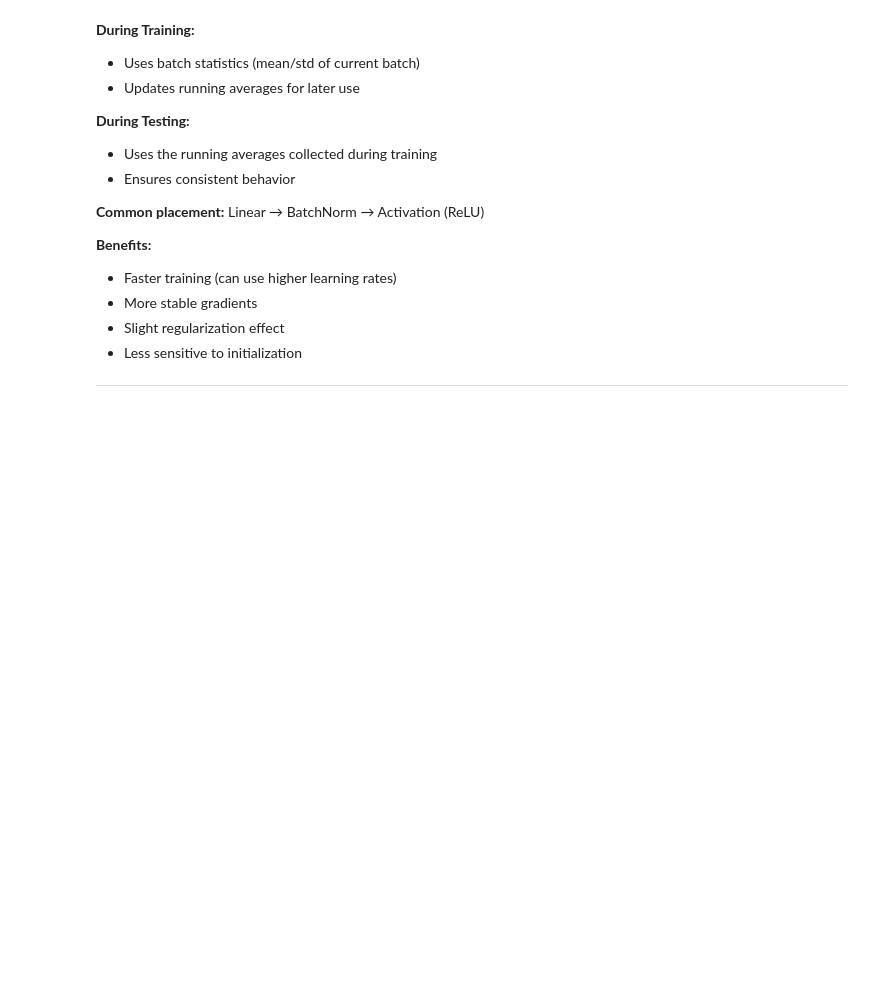
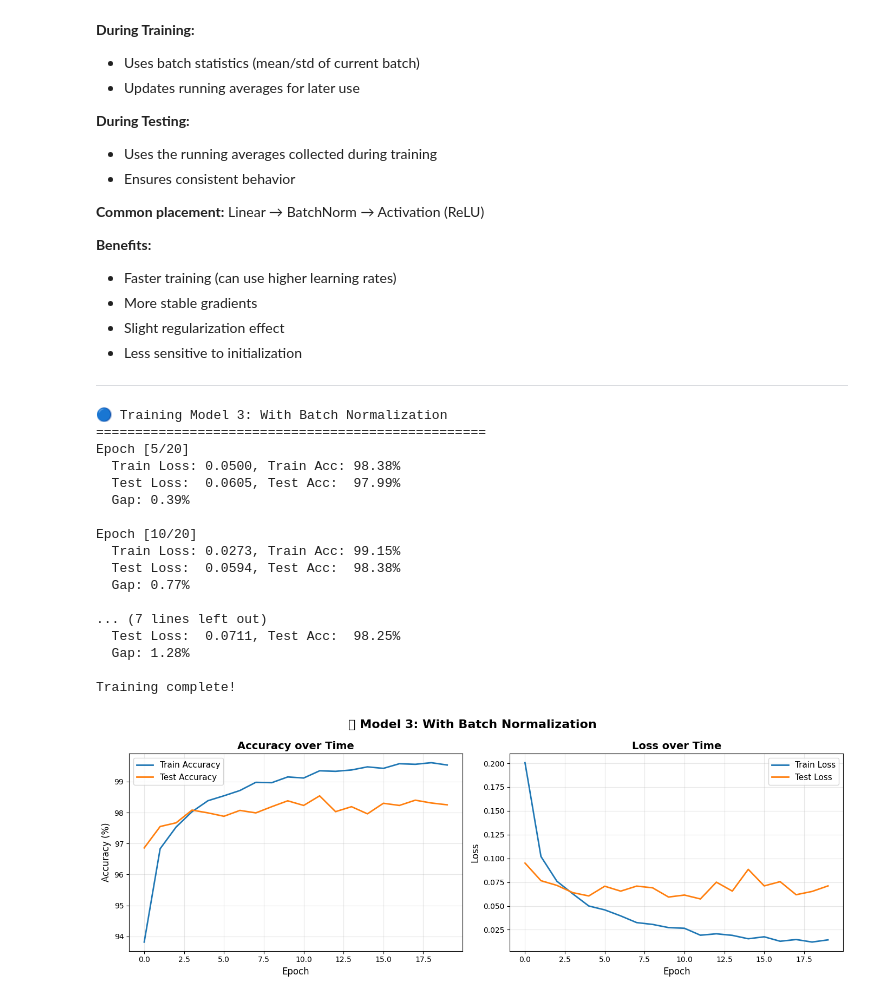
Before and after one commit to Benguerine/ai-notebook, a Jupyter notebook: kill_overfitting.ipynb, the cells around one changed output. Cells and saved outputs as stored; diff of their text form; code cells hidden in the pictures; blank space fills up the shorter version.

Commit message:
add training model 3 with BatchNorm to notebook

```diff
--- a/kill_overfitting.ipynb
+++ b/kill_overfitting.ipynb
@@ -615,3 +615,57 @@ Linear → BatchNorm → Activation (ReLU)
 - Less sensitive to initialization
 
 ---
+# %%
+# Train the batch normalization model
+
+print("🔵 Training Model 3: With Batch Normalization\n" + "="*50)
+
+criterion = nn.CrossEntropyLoss()
+optimizer = optim.Adam(bn_model.parameters(), lr=0.001)
+
+bn_history = {
+    'train_loss': [], 'train_acc': [],
+    'test_loss': [], 'test_acc': []
+}
+
+n_epochs = 20
+
+for epoch in range(n_epochs):
+    train_loss, train_acc = train_epoch(bn_model, train_loader, criterion, optimizer, device)
+    test_loss, test_acc = evaluate(bn_model, test_loader, criterion, device)
+
+    bn_history['train_loss'].append(train_loss)
+    bn_history['train_acc'].append(train_acc)
+    bn_history['test_loss'].append(test_loss)
+    bn_history['test_acc'].append(test_acc)
+
+    if (epoch + 1) % 5 == 0:
+        print(f"Epoch [{epoch+1}/{n_epochs}]")
+        print(f"  Train Loss: {train_loss:.4f}, Train Acc: {train_acc:.2f}%")
+        print(f"  Test Loss:  {test_loss:.4f}, Test Acc:  {test_acc:.2f}%")
+        print(f"  Gap: {train_acc - test_acc:.2f}%")
+        print()
+
+print("Training complete!")
+
+# Visualize
+plot_training_history(bn_history, '🔵 Model 3: With Batch Normalization')
+# %% [output]
+🔵 Training Model 3: With Batch Normalization
+==================================================
+Epoch [5/20]
+  Train Loss: 0.0500, Train Acc: 98.38%
+  Test Loss:  0.0605, Test Acc:  97.99%
+  Gap: 0.39%
+
+Epoch [10/20]
+  Train Loss: 0.0273, Train Acc: 99.15%
+  Test Loss:  0.0594, Test Acc:  98.38%
+  Gap: 0.77%
+
+... (7 lines left out)
+  Test Loss:  0.0711, Test Acc:  98.25%
+  Gap: 1.28%
+
+Training complete!
+[figure, added]
```
